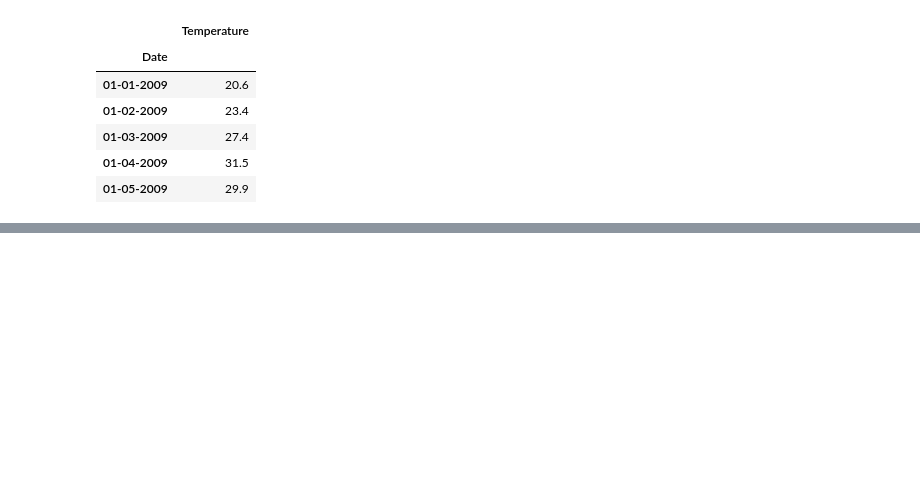
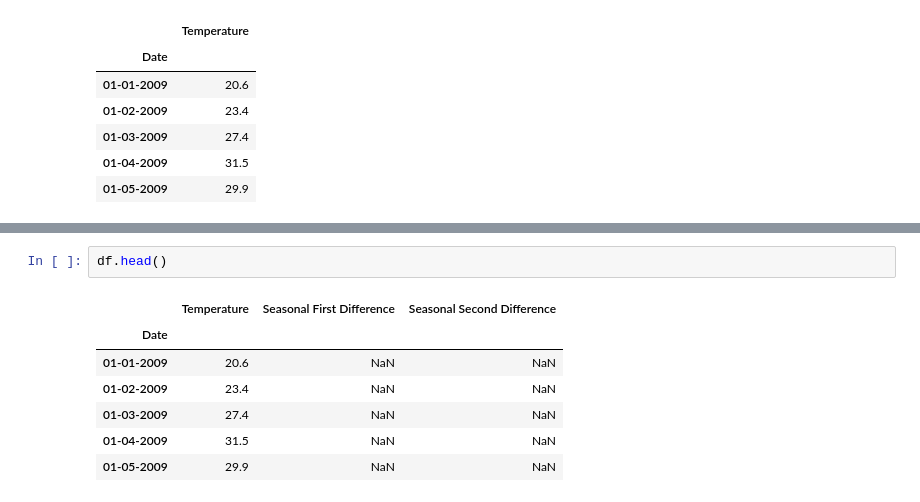
Before and after one commit to amulyaojha11/Temperature-Prediction-of-Indian-Cities, a Jupyter notebook: Data Preprocessing/Kolkata.ipynb, the cells around one changed output, grey strips where cells are left out. Drawn from its saved outputs; the diff is of its cells as text; blank space fills up the shorter version.

```diff
--- a/Data Preprocessing/Kolkata.ipynb
+++ b/Data Preprocessing/Kolkata.ipynb
@@ -21,0 +102,10 @@ df.head()
+# %%
+df.head()
+# %% [output]
+|  | Temperature | Seasonal First Difference | Seasonal Second Difference |
+| Date |  |  |  |
+| 01-01-2009 | 20.6 | NaN | NaN |
+| 01-02-2009 | 23.4 | NaN | NaN |
+| 01-03-2009 | 27.4 | NaN | NaN |
+| 01-04-2009 | 31.5 | NaN | NaN |
+| 01-05-2009 | 29.9 | NaN | NaN |
```
Also changed, not shown: parts of 14 cells of this notebook.
